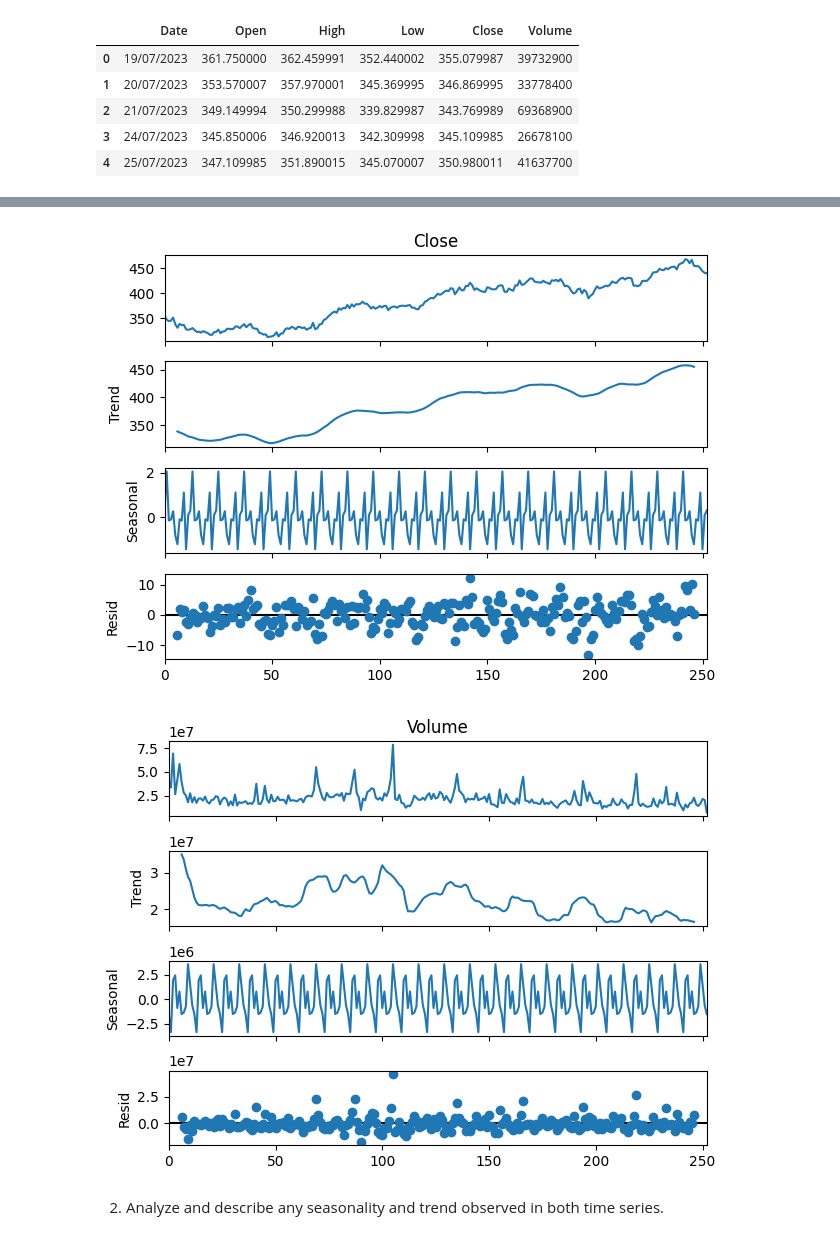
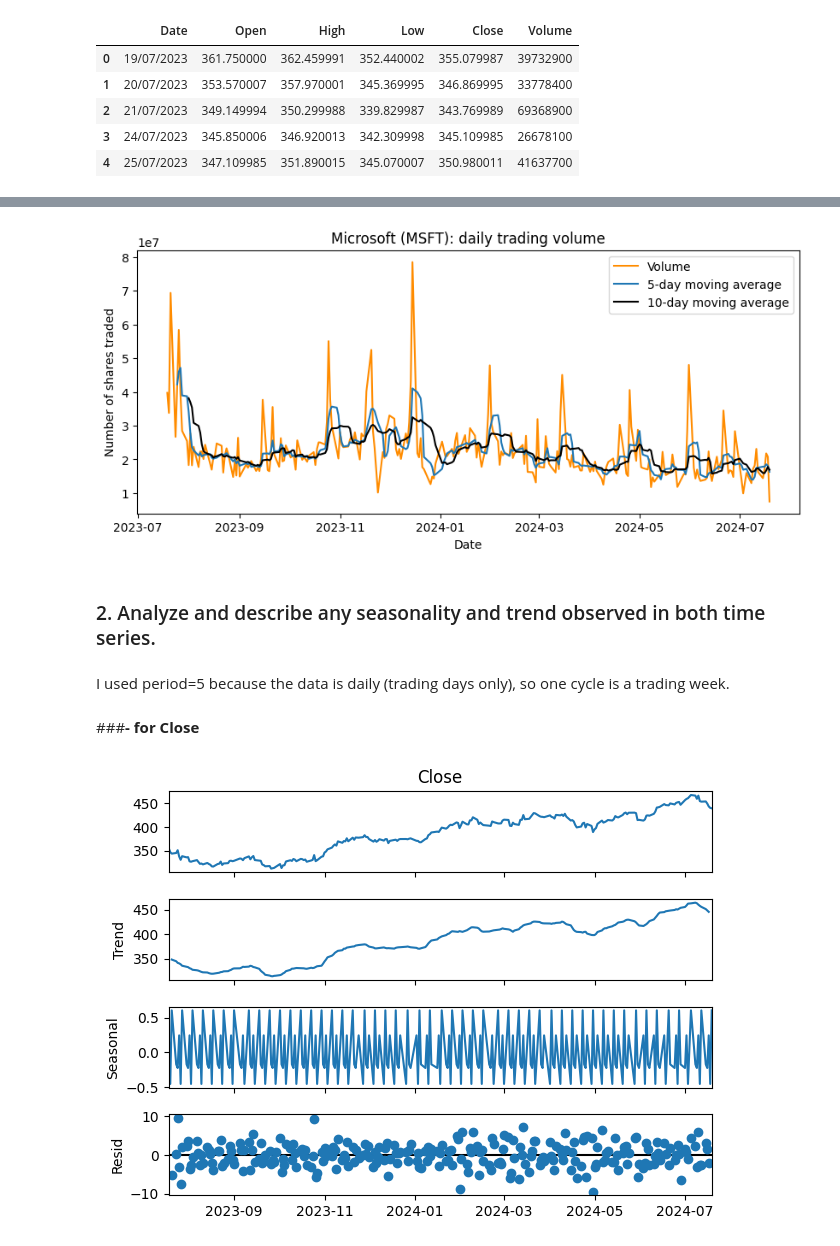
Before and after one commit to maramgueye/datascience_with_python, a Jupyter notebook: Final_Assessment_Gueye_Maram_studentID.ipynb, the cells around one changed output, grey strips where cells are left out. Saved outputs shown, nothing was run; the diff lists cells and outputs as text; code cells hidden in the pictures.

```diff
--- a/Final_Assessment_Gueye_Maram_studentID.ipynb
+++ b/Final_Assessment_Gueye_Maram_studentID.ipynb
@@ -467,8 +475,8 @@ uploaded = files.upload()
 [interactive output not drawn]
 Saving MSFT.csv to MSFT.csv
 # %%
-data2=pd.read_csv('MSFT.csv')
-data2.head(5)
+datamsft=pd.read_csv('MSFT.csv')
+datamsft.head(5)
 # %% [output]
 |  | Date | Open | High | Low | Close | Volume |
 | 0 | 19/07/2023 | 361.750000 | 362.459991 | 352.440002 | 355.079987 | 39732900 |
@@ -476,3 +484,11 @@ data2.head(5)
 | 2 | 21/07/2023 | 349.149994 | 350.299988 | 339.829987 | 343.769989 | 69368900 |
 | 3 | 24/07/2023 | 345.850006 | 346.920013 | 342.309998 | 345.109985 | 26678100 |
 | 4 | 25/07/2023 | 347.109985 | 351.890015 | 345.070007 | 350.980011 | 41637700 |
+# %%
+# The dates are written day/month/year, so we give the format explicitly
+datamsft['Date'] = pd.to_datetime(datamsft['Date'], format='%d/%m/%Y')
+datamsft.set_index('Date', inplace=True)
+datamsft.sort_index(inplace=True)   # so as to make sure the dates are in chronological order
+
+datamsft.info()
+datamsft.head()
@@ -478,0 +515,6 @@ data2.head(5)
+# %%
+datamsft['Close_05'] = datamsft['Close'].rolling(window=5).mean()
+datamsft['Close_10'] = datamsft['Close'].rolling(window=10).mean()
+
+datamsft['Volume_05'] = datamsft['Volume'].rolling(window=5).mean()
+datamsft['Volume_10'] = datamsft['Volume'].rolling(window=10).mean()
@@ -479,12 +533,25 @@ data2.head(5)
+# %%
+plt.figure(figsize=(10, 4))
+plt.plot(datamsft['Volume'], color='darkorange', label='Volume')
+plt.plot(datamsft['Volume_05'], label='5-day moving average')
+plt.plot(datamsft['Volume_10'], color='black', label='10-day moving average')
+plt.xlabel('Date')
+plt.ylabel('Number of shares traded')
+plt.title('Microsoft (MSFT): daily trading volume')
+plt.legend()
+plt.show()
+# %% [output]
+[figure, added]
+# %% [markdown]
+### 2. Analyze and describe any seasonality and trend observed in both time series.
+# %% [markdown]
+I used period=5 because the data is daily (trading days only), so one cycle is a trading week.
+# %% [markdown]
+###**- for Close**
 # %%
 from statsmodels.tsa.seasonal import seasonal_decompose
-result_close = seasonal_decompose(data2['Close'], model='additive', period=12)
+result_close = seasonal_decompose(datamsft['Close'], model='additive', period=5)
 result_close.plot()
-result_volume = seasonal_decompose(data2['Volume'], model='additive', period=12)
-result_volume.plot()
 plt.show()
 # %% [output]
-[figure, old version]
+[figure, new version]
-[figure, removed]
-# %% [markdown]
-2. Analyze and describe any seasonality and trend observed in both time series.
```
Also changed, not shown: parts of 35 cells of this notebook.
